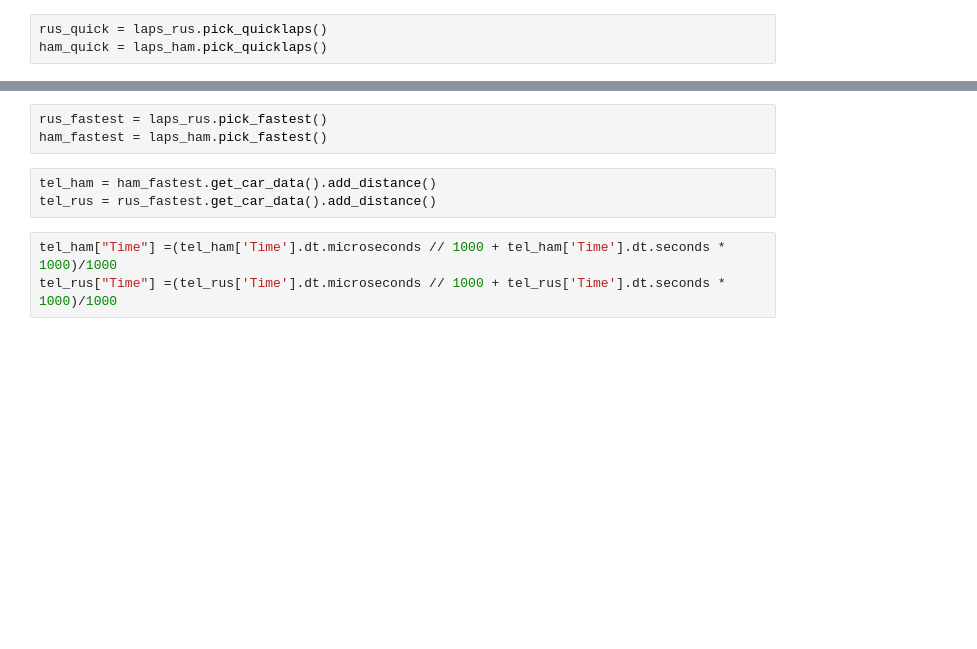
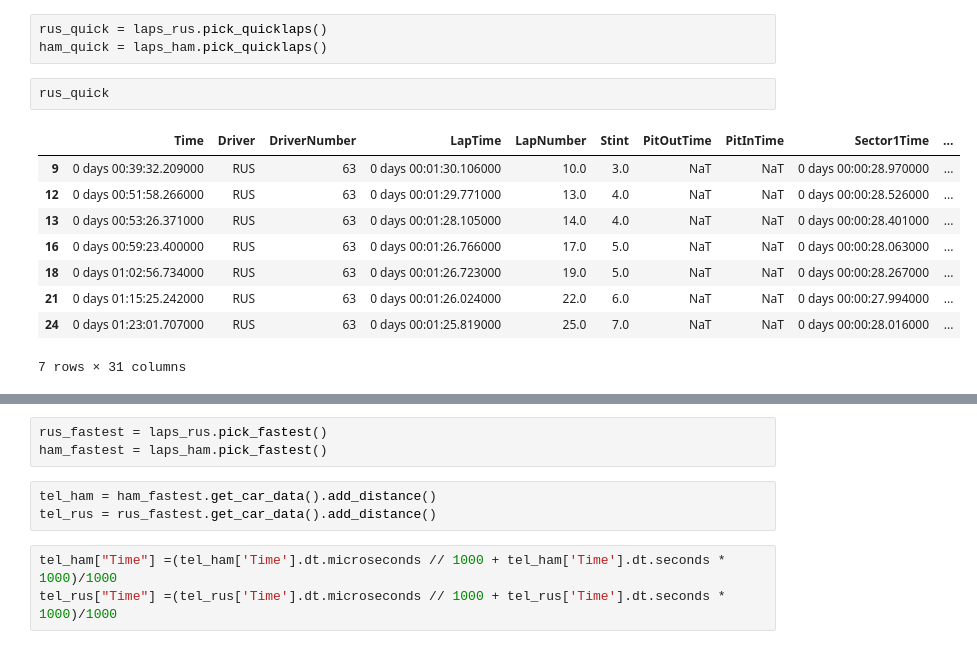
Before and after one commit to Izor12/F1_data, a Jupyter notebook: Untitled.ipynb, the cells around one changed output, grey strips where cells are left out. Drawn from its saved outputs; the diff is of its cells as text; blank space fills up the shorter version.

```diff
--- a/Untitled.ipynb
+++ b/Untitled.ipynb
@@ -81,3 +68,15 @@ Name: 63, dtype: object
 # %%
 rus_quick = laps_rus.pick_quicklaps()
 ham_quick = laps_ham.pick_quicklaps()
+# %%
+rus_quick
+# %% [output]
+|  | Time | Driver | DriverNumber | LapTime | LapNumber | Stint | PitOutTime | PitInTime | Sector1Time | ... |
+| 9 | 0 days 00:39:32.209000 | RUS | 63 | 0 days 00:01:30.106000 | 10.0 | 3.0 | NaT | NaT | 0 days 00:00:28.970000 | ... |
+| 12 | 0 days 00:51:58.266000 | RUS | 63 | 0 days 00:01:29.771000 | 13.0 | 4.0 | NaT | NaT | 0 days 00:00:28.526000 | ... |
+| 13 | 0 days 00:53:26.371000 | RUS | 63 | 0 days 00:01:28.105000 | 14.0 | 4.0 | NaT | NaT | 0 days 00:00:28.401000 | ... |
+| 16 | 0 days 00:59:23.400000 | RUS | 63 | 0 days 00:01:26.766000 | 17.0 | 5.0 | NaT | NaT | 0 days 00:00:28.063000 | ... |
+| 18 | 0 days 01:02:56.734000 | RUS | 63 | 0 days 00:01:26.723000 | 19.0 | 5.0 | NaT | NaT | 0 days 00:00:28.267000 | ... |
+| 21 | 0 days 01:15:25.242000 | RUS | 63 | 0 days 00:01:26.024000 | 22.0 | 6.0 | NaT | NaT | 0 days 00:00:27.994000 | ... |
+| 24 | 0 days 01:23:01.707000 | RUS | 63 | 0 days 00:01:25.819000 | 25.0 | 7.0 | NaT | NaT | 0 days 00:00:28.016000 | ... |
+7 rows × 31 columns
```
Also changed, not shown: parts of 6 cells of this notebook, 1 other file.
